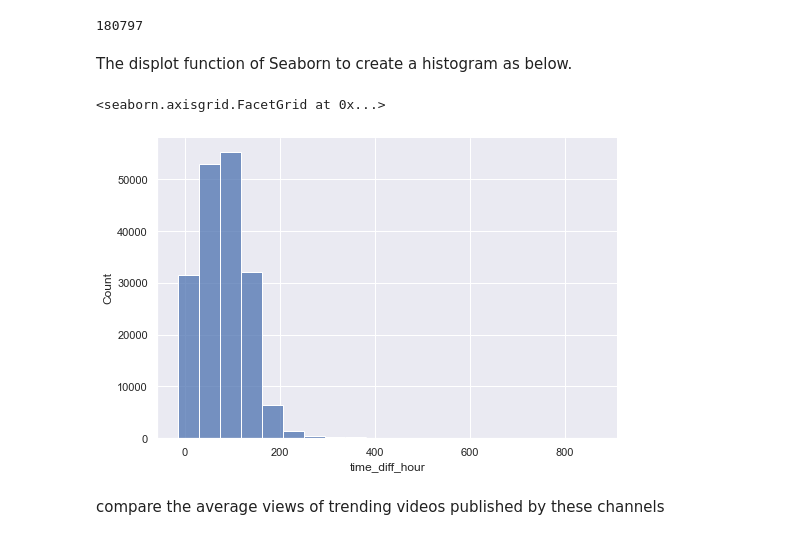
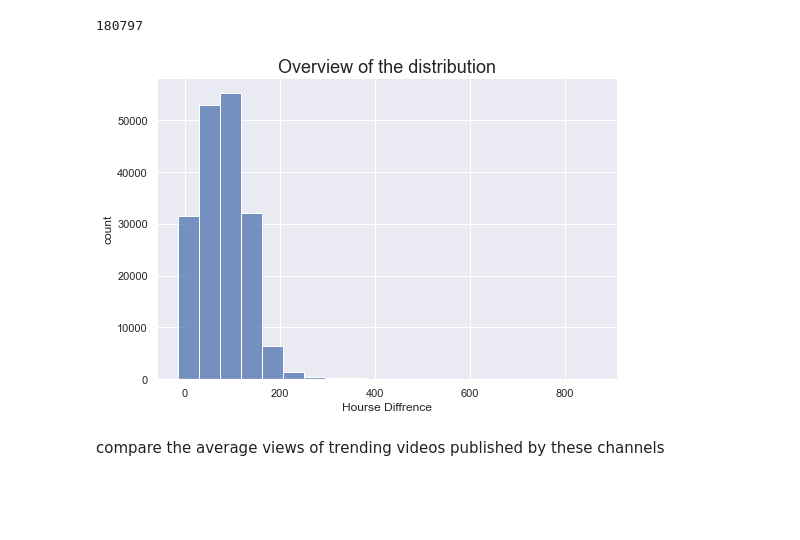
Before and after one commit to amira-bendjama/Youtube-Trending-Page-Analysis, a Jupyter notebook: project_scooping.ipynb, the cells around one changed output. Cells and saved outputs as stored; diff of their text form; code cells hidden in the pictures; blank space fills up the shorter version.

```diff
--- a/project_scooping.ipynb
+++ b/project_scooping.ipynb
@@ -249,13 +242,13 @@ len(trending_youtube[trending_youtube.time_diff_hour > 600])
 len(trending_youtube[trending_youtube.time_diff_hour <= 600])
 # %% [output]
 180797
-# %% [markdown]
-The displot function of Seaborn to create a histogram as below.
 # %%
-sns.displot(data=trending_youtube, x='time_diff_hour', kind='hist',aspect=1.5, bins=20)
+#Use the displot function of Seaborn to create a histogram
+a = sns.displot(data=trending_youtube, x='time_diff_hour', kind='hist',aspect=1.5, bins=20)
+a.set(xlabel='Hourse Diffrence', ylabel='count')
+_ = plt.title("Overview of the distribution", fontsize = 18)
 # %% [output]
-<seaborn.axisgrid.FacetGrid at 0x...>
-[figure, old version]
+[figure, new version]
 # %% [markdown]
 compare the average views of trending videos published by these channels
 # %%
```
Also changed, not shown: parts of 18 cells of this notebook, 1 other file.
